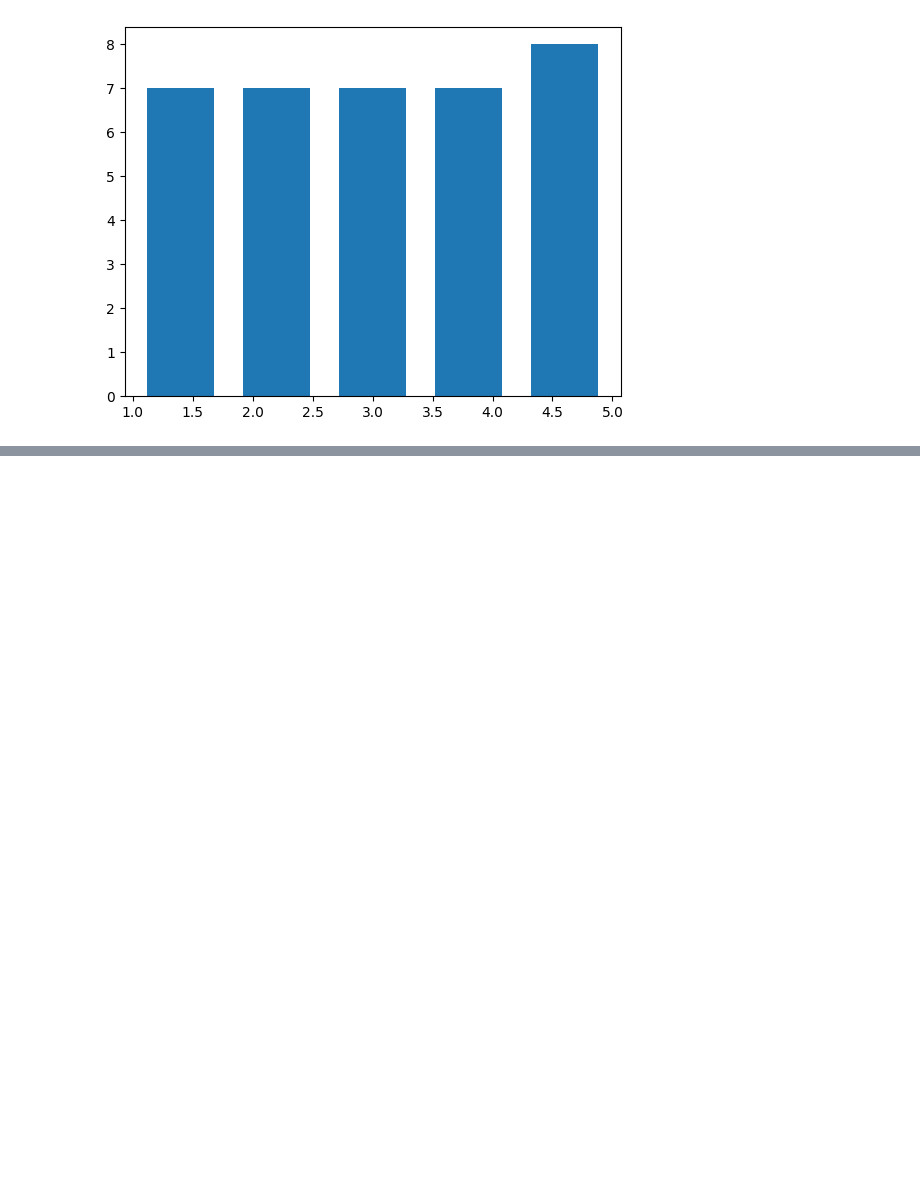
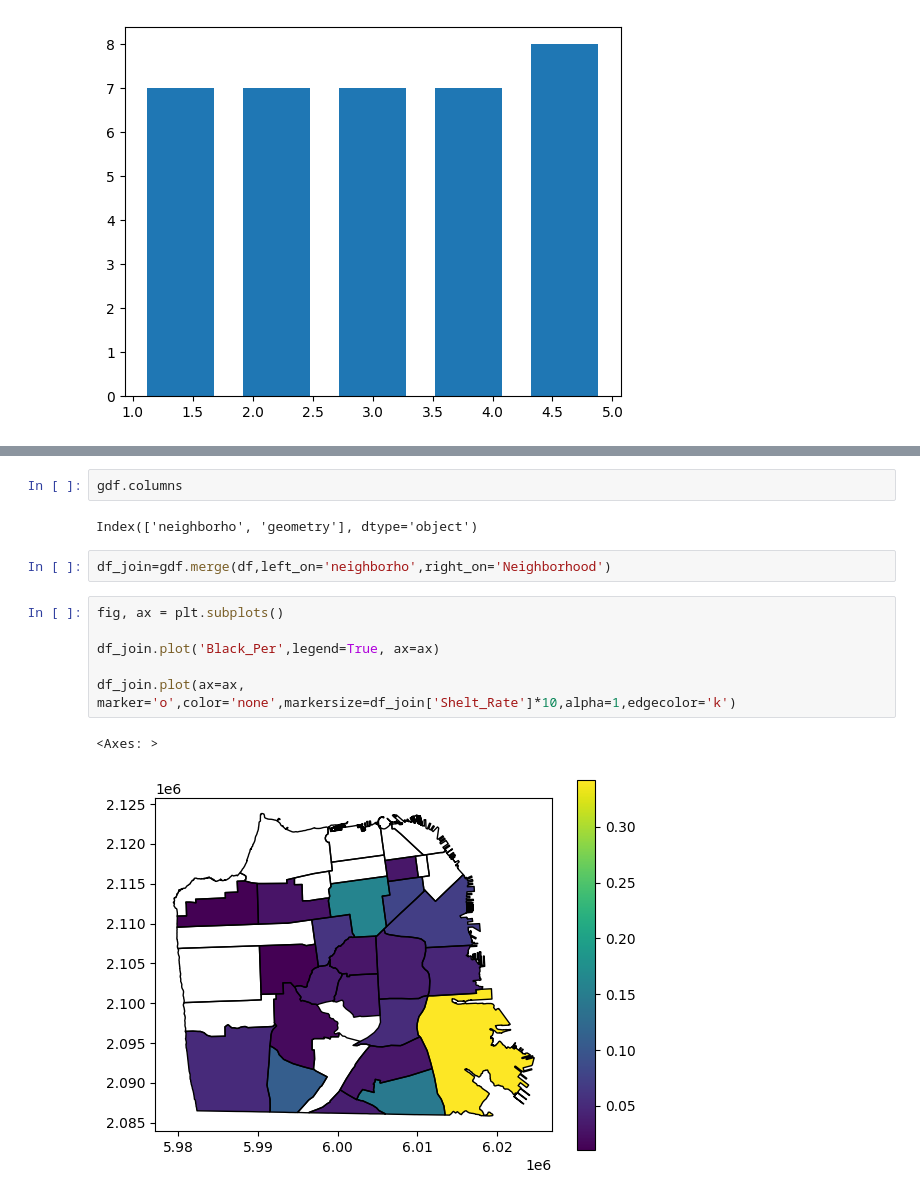
Before and after one commit to AssetAllocationApp/DBA830P3, a Jupyter notebook: Demo Notebook.ipynb, the cells around one changed output, grey strips where cells are left out. Cells and saved outputs as stored; diff of their text form; blank space fills up the shorter version.

```diff
--- a/Demo Notebook.ipynb
+++ b/Demo Notebook.ipynb
@@ -92,0 +141,15 @@ plt.hist(df["Haz_Score"],bins=5,rwidth=.7)
+# %%
+gdf.columns
+# %% [output]
+Index(['neighborho', 'geometry'], dtype='object')
+# %%
+df_join=gdf.merge(df,left_on='neighborho',right_on='Neighborhood')
+# %%
+fig, ax = plt.subplots()
+
+df_join.plot('Black_Per',legend=True, ax=ax)
+
+df_join.plot(ax=ax, marker='o',color='none',markersize=df_join['Shelt_Rate']*10,alpha=1,edgecolor='k')
+# %% [output]
+<Axes: >
+[figure, added]
```
Also changed, not shown: parts of 4 cells of this notebook, 7 other files.
